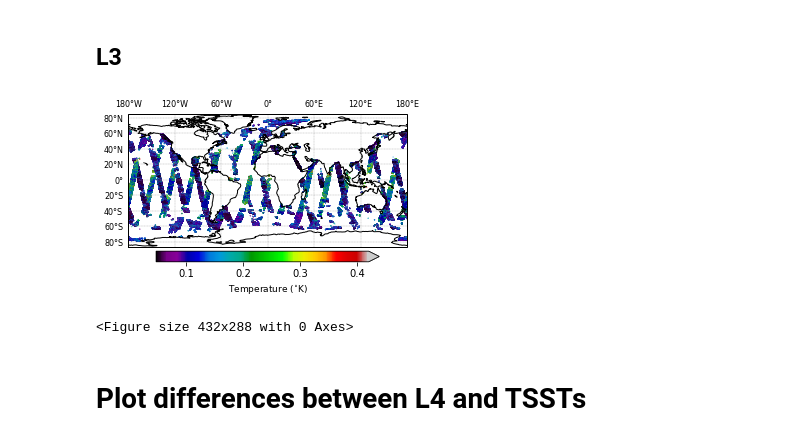
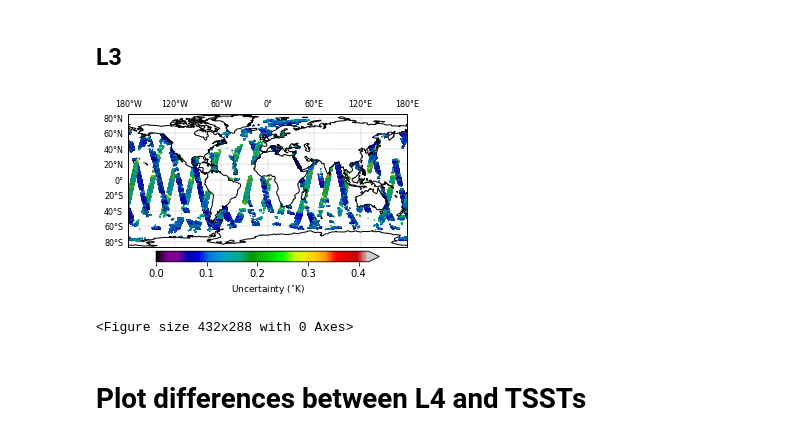
Before and after one commit to HarryLuyt/paper1_scripts, a Jupyter notebook: Scripts/CCI_L4vsTSST.ipynb, the cells around one changed output. Drawn from its saved outputs; the diff is of its cells as text; code cells hidden in the pictures.

```diff
--- a/Scripts/CCI_L4vsTSST.ipynb
+++ b/Scripts/CCI_L4vsTSST.ipynb
@@ -103,32 +103,32 @@ plt.tight_layout()
 # %%
 proj = ccrs.PlateCarree()
 
 plt.figure(figsize=(5,4))
 ax = plt.axes(projection=proj)
 ax.coastlines()
 
 #gridline work
 gl = ax.gridlines(crs=ccrs.PlateCarree(), color='grey', linewidth=0.3, draw_labels=True, linestyle='dashed')
 gl.xlabels_top = True
 gl.xlabels_bottom = False
 gl.ylabels_right = False
 gl.xformatter = LONGITUDE_FORMATTER
 gl.yformatter = LATITUDE_FORMATTER
 gl.xlabel_style = {'size': 8}
 gl.ylabel_style = {'size': 8}
 
 # img = hycom_free_vel.mean('time').plot(ax=ax, transform=ccrs.PlateCarree(), cmap=plt.get_cmap('nipy_spectral'), add_colorbar=False, vmax=130)
-img = plt.scatter(l3['longitude'], l3['latitude'], s=0.05, c=l3['standard_deviation'], transform=ccrs.PlateCarree(), cmap=plt.get_cmap('nipy_spectral'))
+img = plt.scatter(l3['longitude'], l3['latitude'], s=0.05, c=l3['standard_deviation'], transform=ccrs.PlateCarree(), cmap=plt.get_cmap('nipy_spectral'), vmin=0)
 cbar = plt.colorbar(img, shrink=0.8, extend='max', orientation='horizontal', pad=0.02)
-cbar.set_label('Temperature ($^{\circ}$K)', fontsize=9)
+cbar.set_label('Uncertainty ($^{\circ}$K)', fontsize=9)
 
 ax.set_title('')
 # plt.text(0.33,0.87,'HYCOM$_{FREE}$', bbox=dict(facecolor='white', edgecolor='white', alpha=1), fontsize=10, transform=ax.transAxes)
 # plt.savefig('../Figures/vel/VEL_mean_HYCOMfree.png', dpi=300, bbox_inches='tight', format='png')
 plt.show()
 plt.tight_layout()
 # %% [output]
-[figure, old version]
+[figure, new version]
 <Figure size 432x288 with 0 Axes>
 # %% [markdown]
 # Plot differences between L4 and TSSTs
```
Also changed, not shown: parts of 5 cells of this notebook.
